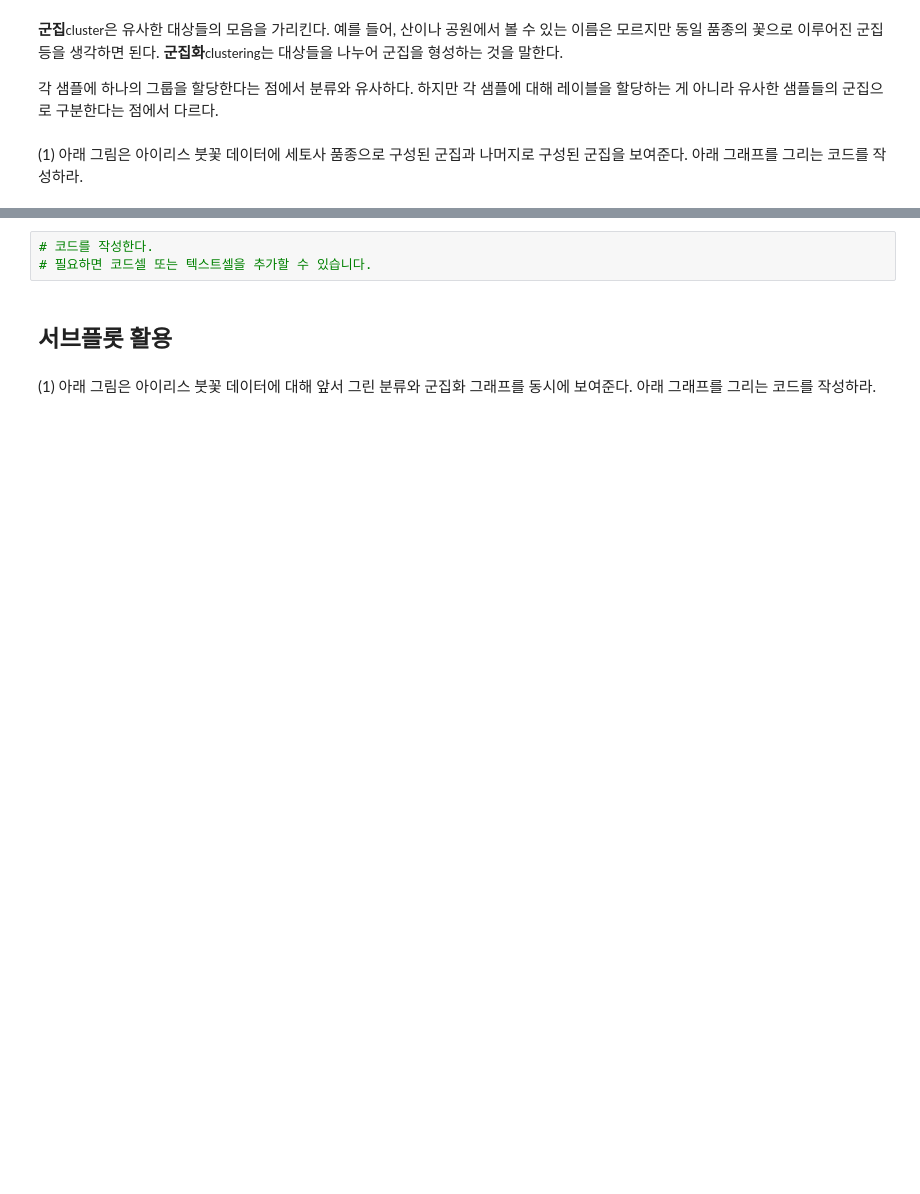
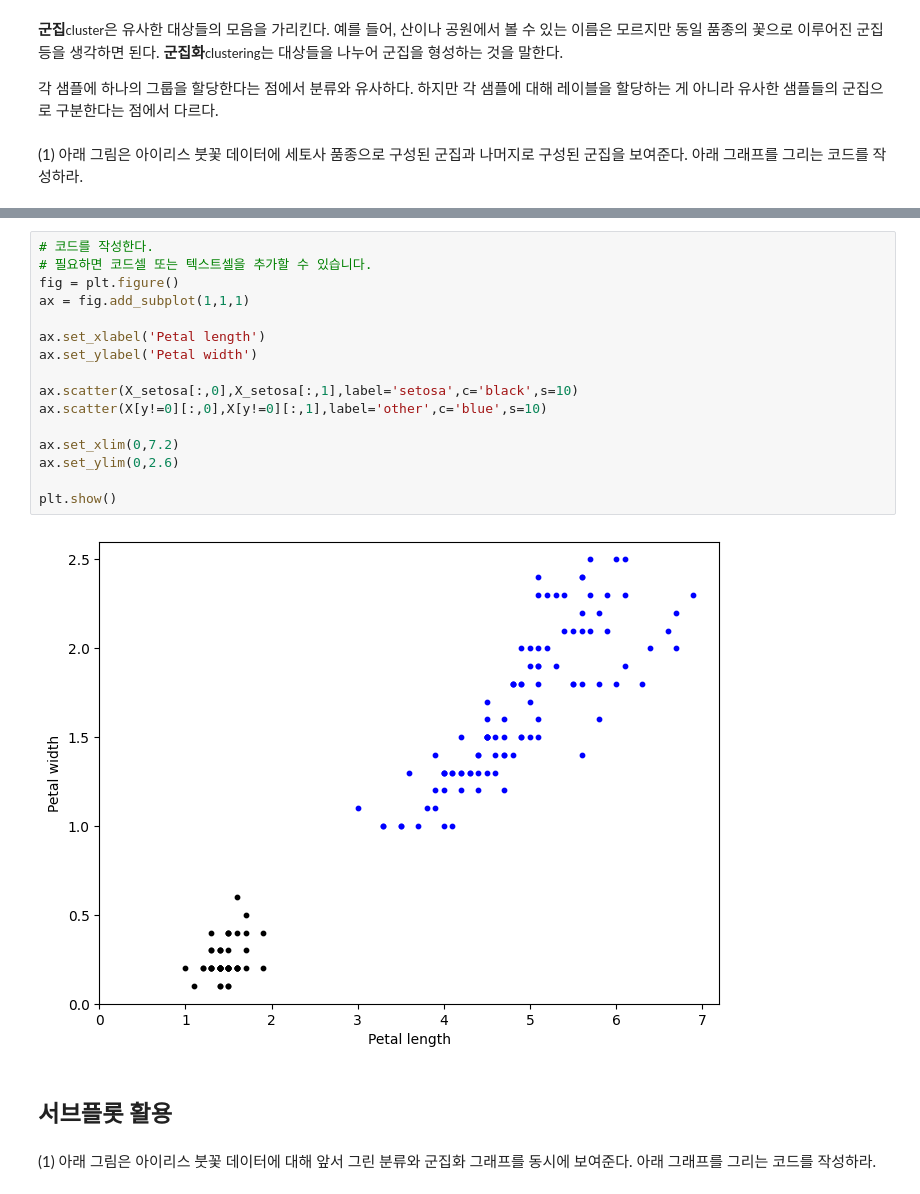
Before and after one commit to sh-coding/-, a Jupyter notebook: practices/practice-twoD_visualization.ipynb, the cells around one changed output, grey strips where cells are left out. Cells and saved outputs as stored; diff of their text form; blank space fills up the shorter version.

```diff
--- a/practices/practice-twoD_visualization.ipynb
+++ b/practices/practice-twoD_visualization.ipynb
@@ -266,9 +266,24 @@ plt.show()
 아래 그래프를 그리는 코드를 작성하라.
 # %% [markdown]
 <p><div align="center"><img src="https://github.com/codingalzi/DataSci/blob/master/jupyter-book/images/iris_cluster.png?raw=true" style="width:700px"></div></p>
-# %%
-# 코드를 작성한다.
-# 필요하면 코드셀 또는 텍스트셀을 추가할 수 있습니다.
+# %%
+# 코드를 작성한다.
+# 필요하면 코드셀 또는 텍스트셀을 추가할 수 있습니다.
+fig = plt.figure()
+ax = fig.add_subplot(1,1,1)
+
+ax.set_xlabel('Petal length')
+ax.set_ylabel('Petal width')
+
+ax.scatter(X_setosa[:,0],X_setosa[:,1],label='setosa',c='black',s=10)
+ax.scatter(X[y!=0][:,0],X[y!=0][:,1],label='other',c='blue',s=10)
+
+ax.set_xlim(0,7.2)
+ax.set_ylim(0,2.6)
+
+plt.show()
+# %% [output]
+[figure, added]
 # %% [markdown]
 ## 서브플롯 활용
 # %% [markdown]
```
Also changed, not shown: parts of 2 cells of this notebook.
